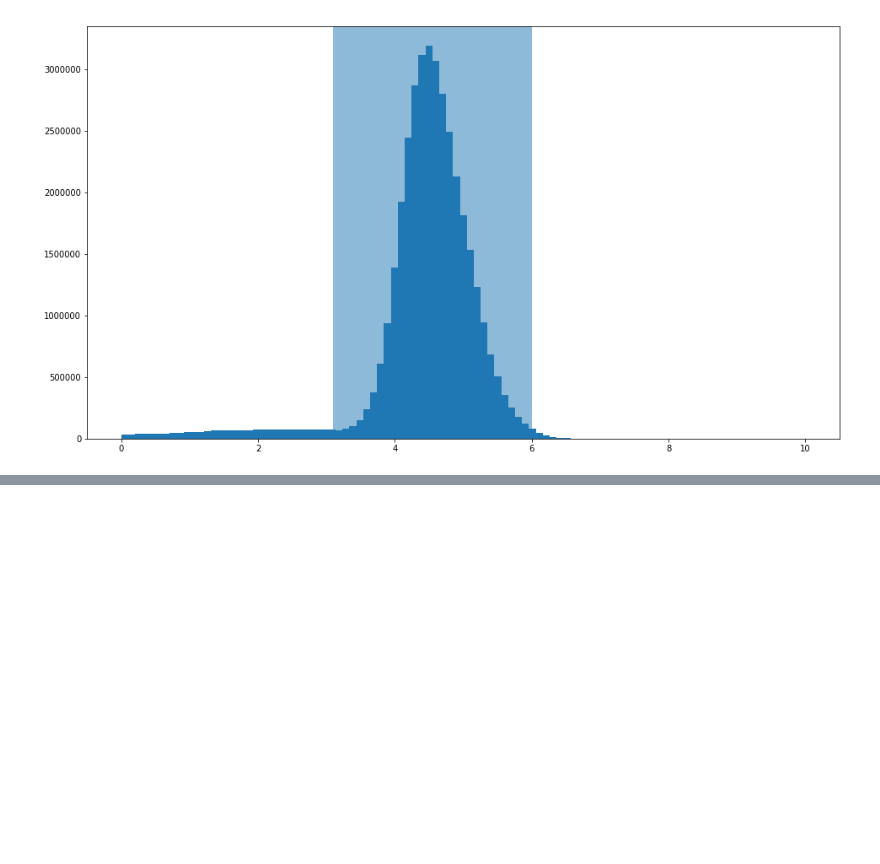
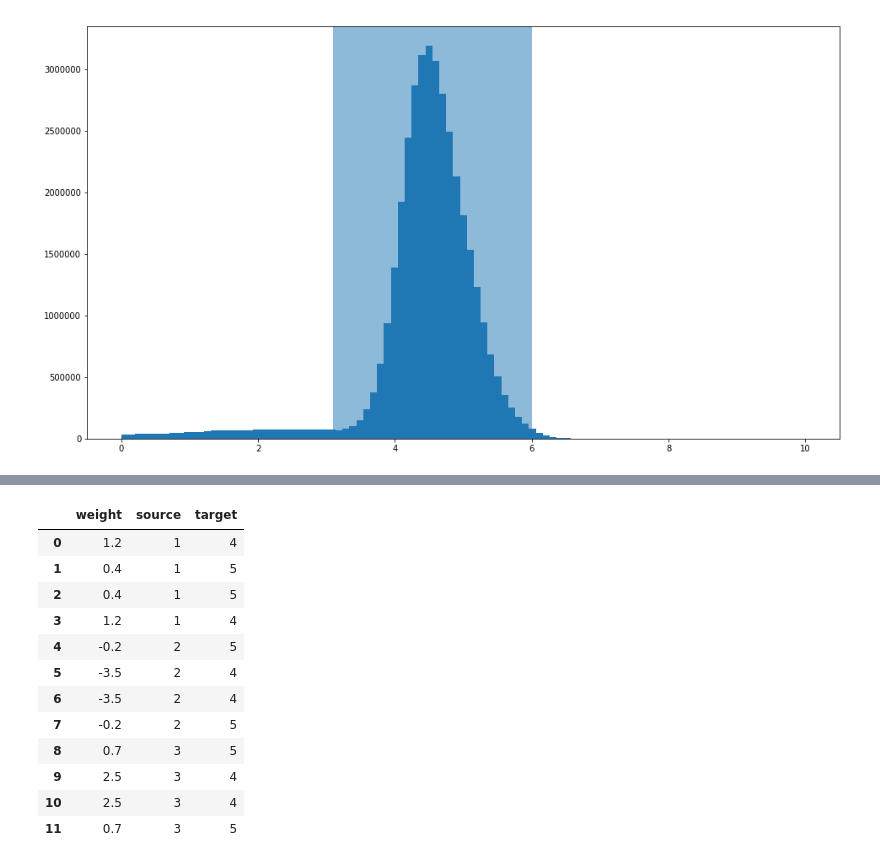
Before and after one commit to lepmik/causal-optogenetics-paper-data, a Jupyter notebook: notebooks/exploratory/local.ipynb, the cells around one changed output, grey strips where cells are left out. Saved outputs shown, nothing was run; the diff lists cells and outputs as text; code cells hidden in the pictures; blank space fills up the shorter version.

```diff
--- a/notebooks/exploratory/local.ipynb
+++ b/notebooks/exploratory/local.ipynb
@@ -1139,0 +1201,21 @@ plt.axvspan(3.1, 6, alpha=.5)
+# %%
+conns = nest.GetConnections()
+conn_include = ('weight', 'source', 'target')
+conns = list(nest.GetStatus(conns, conn_include))
+conns = pd.DataFrame(conns, columns=conn_include)
+# %%
+conns
+# %% [output]
+|  | weight | source | target |
+| 0 | 1.2 | 1 | 4 |
+| 1 | 0.4 | 1 | 5 |
+| 2 | 0.4 | 1 | 5 |
+| 3 | 1.2 | 1 | 4 |
+| 4 | -0.2 | 2 | 5 |
+| 5 | -3.5 | 2 | 4 |
+| 6 | -3.5 | 2 | 4 |
+| 7 | -0.2 | 2 | 5 |
+| 8 | 0.7 | 3 | 5 |
+| 9 | 2.5 | 3 | 4 |
+| 10 | 2.5 | 3 | 4 |
+| 11 | 0.7 | 3 | 5 |
```
Also changed, not shown: parts of 13 cells of this notebook, 27 other files.
